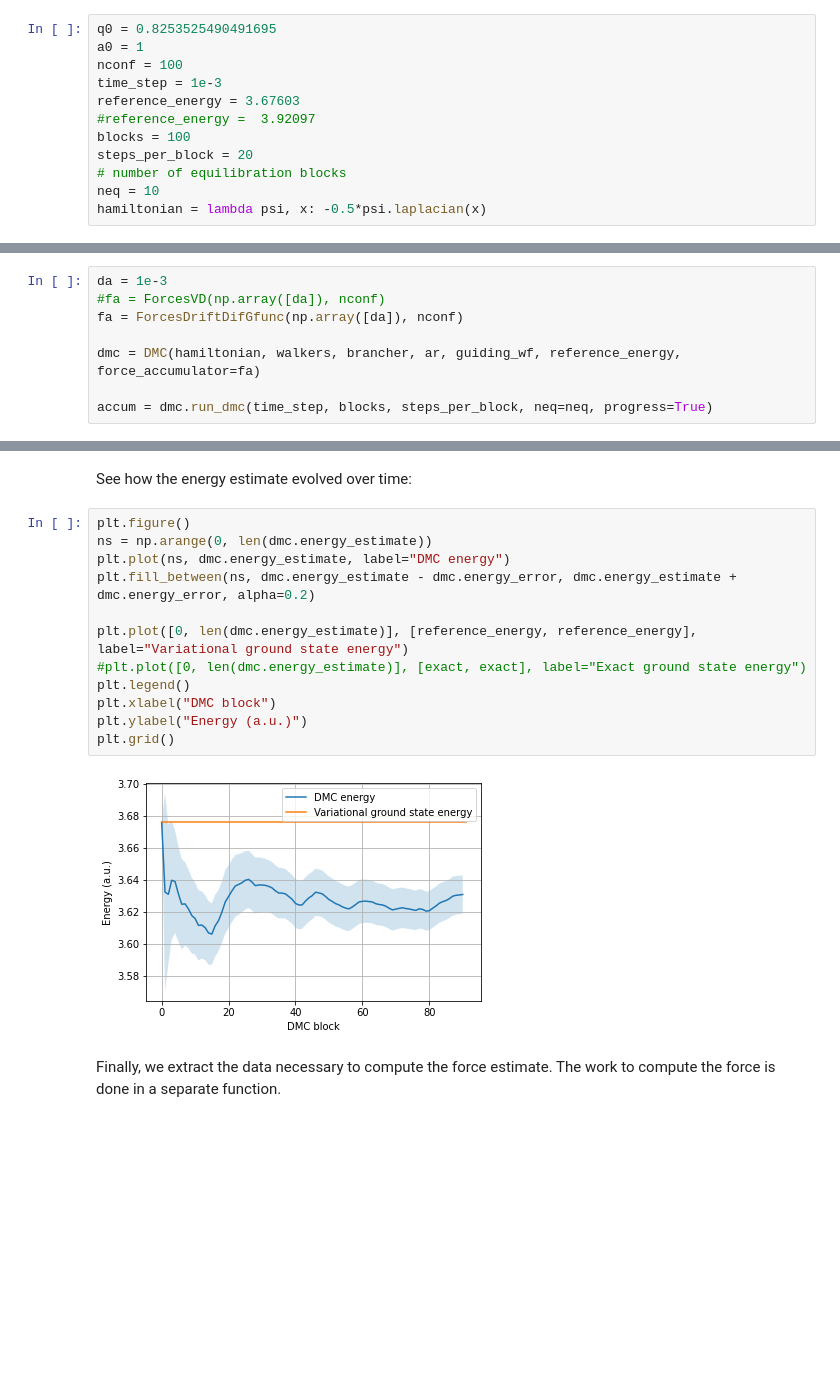
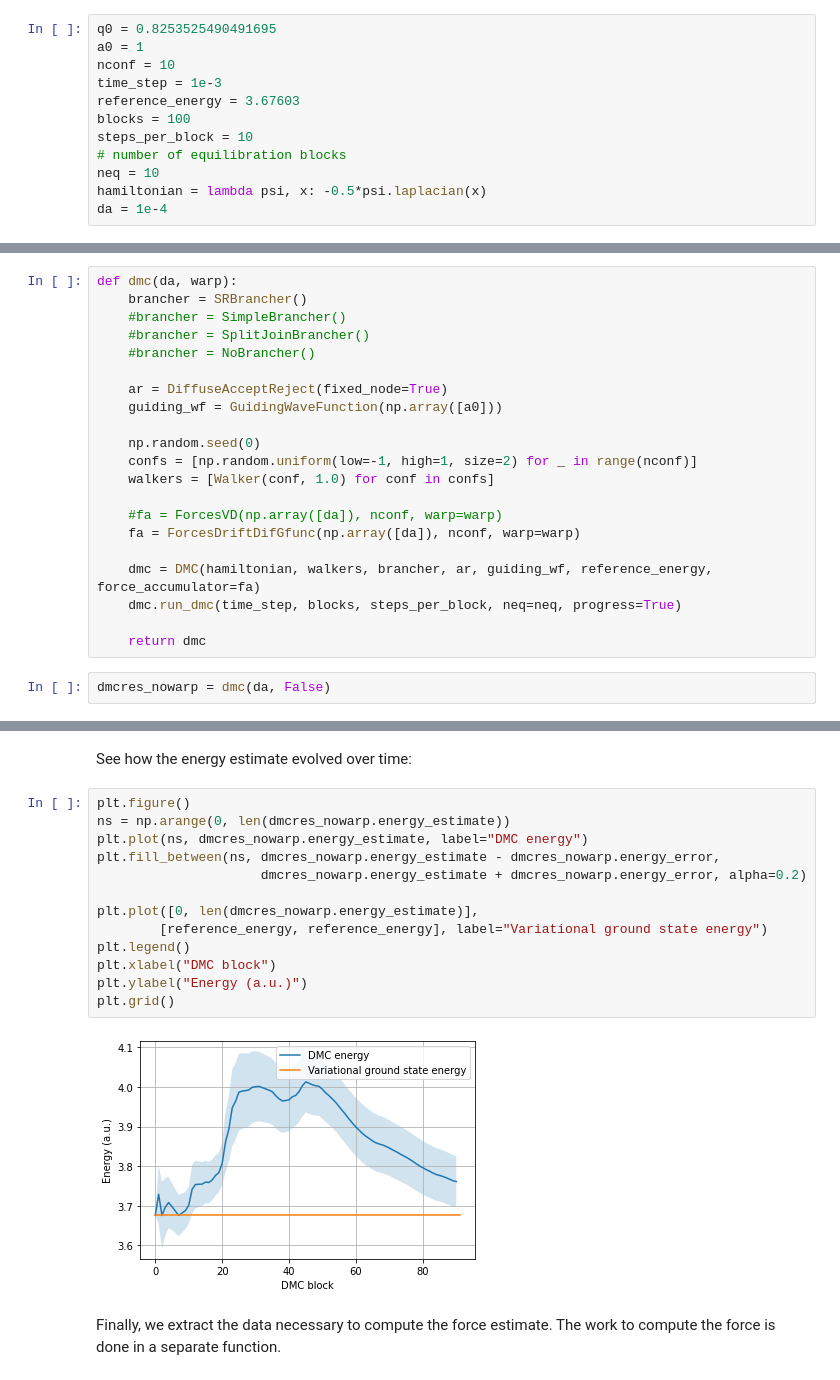
Before and after one commit to Jvanrhijn/pydmc, a Jupyter notebook: examples/elliptic_well.ipynb, the cells around one changed output, grey strips where cells are left out. Cells and saved outputs as stored; diff of their text form; blank space fills up the shorter version.

```diff
--- a/examples/elliptic_well.ipynb
+++ b/examples/elliptic_well.ipynb
@@ -46,12 +32,12 @@ from pydmc import *
 # %%
 q0 = 0.8253525490491695
 a0 = 1
-nconf = 100
+nconf = 10
 time_step = 1e-3
 reference_energy = 3.67603
-#reference_energy =  3.92097
 blocks = 100
-steps_per_block = 20
+steps_per_block = 10
 # number of equilibration blocks
 neq = 10
 hamiltonian = lambda psi, x: -0.5*psi.laplacian(x)
+da = 1e-4
@@ -151,13 +136,28 @@ $$
 
 and $k$ is chosen such that $\pi(x_{n-k})$ and $E_L(x_n)$ are uncorrelated. For simplicity, we just take $k$ to be the block size. In the code below, this expression is evaluated using finite differences. To do this, we accumulate samples for both a primary and a secondary geometry, where the ellipse is stretched by displacing the foci by $\Delta a$ in either direction.
 # %%
-da = 1e-3
-#fa = ForcesVD(np.array([da]), nconf)
-fa = ForcesDriftDifGfunc(np.array([da]), nconf)
+def dmc(da, warp):
+    brancher = SRBrancher()
+    #brancher = SimpleBrancher()
+    #brancher = SplitJoinBrancher()
+    #brancher = NoBrancher()
 
-dmc = DMC(hamiltonian, walkers, brancher, ar, guiding_wf, reference_energy, force_accumulator=fa)
+    ar = DiffuseAcceptReject(fixed_node=True)
+    guiding_wf = GuidingWaveFunction(np.array([a0]))
 
-accum = dmc.run_dmc(time_step, blocks, steps_per_block, neq=neq, progress=True)
+    np.random.seed(0)
+    confs = [np.random.uniform(low=-1, high=1, size=2) for _ in range(nconf)]
+    walkers = [Walker(conf, 1.0) for conf in confs]
+
+    #fa = ForcesVD(np.array([da]), nconf, warp=warp)
+    fa = ForcesDriftDifGfunc(np.array([da]), nconf, warp=warp)
+
+    dmc = DMC(hamiltonian, walkers, brancher, ar, guiding_wf, reference_energy, force_accumulator=fa)
+    dmc.run_dmc(time_step, blocks, steps_per_block, neq=neq, progress=True)
+
+    return dmc
+# %%
+dmcres_nowarp = dmc(da, False)
 # %% [markdown]
 Obtain the results for the DMC energy and its estimated error:
 # %%
@@ -174,18 +174,19 @@ Exact:        1.65071
 See how the energy estimate evolved over time:
 # %%
 plt.figure()
-ns = np.arange(0, len(dmc.energy_estimate))
-plt.plot(ns, dmc.energy_estimate, label="DMC energy")
-plt.fill_between(ns, dmc.energy_estimate - dmc.energy_error, dmc.energy_estimate + dmc.energy_error, alpha=0.2)
+ns = np.arange(0, len(dmcres_nowarp.energy_estimate))
+plt.plot(ns, dmcres_nowarp.energy_estimate, label="DMC energy")
+plt.fill_between(ns, dmcres_nowarp.energy_estimate - dmcres_nowarp.energy_error,
+                     dmcres_nowarp.energy_estimate + dmcres_nowarp.energy_error, alpha=0.2)
 
-plt.plot([0, len(dmc.energy_estimate)], [reference_energy, reference_energy], label="Variational ground state energy")
-#plt.plot([0, len(dmc.energy_estimate)], [exact, exact], label="Exact ground state energy")
+plt.plot([0, len(dmcres_nowarp.energy_estimate)],
+        [reference_energy, reference_energy], label="Variational ground state energy")
 plt.legend()
 plt.xlabel("DMC block")
 plt.ylabel("Energy (a.u.)")
 plt.grid()
 # %% [output]
-[figure, old version]
+[figure, new version]
 # %% [markdown]
 Finally, we extract the data necessary to compute the force estimate. The work to compute the force is done in a separate function.
 # %%
```
Also changed, not shown: parts of 14 cells of this notebook, 7 other files.
